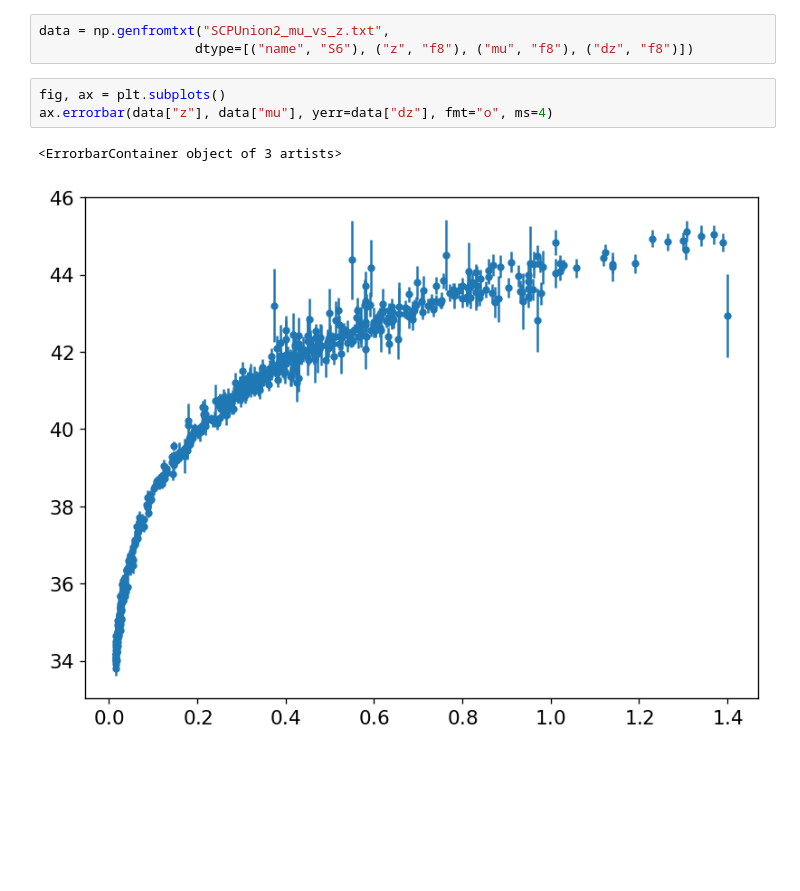
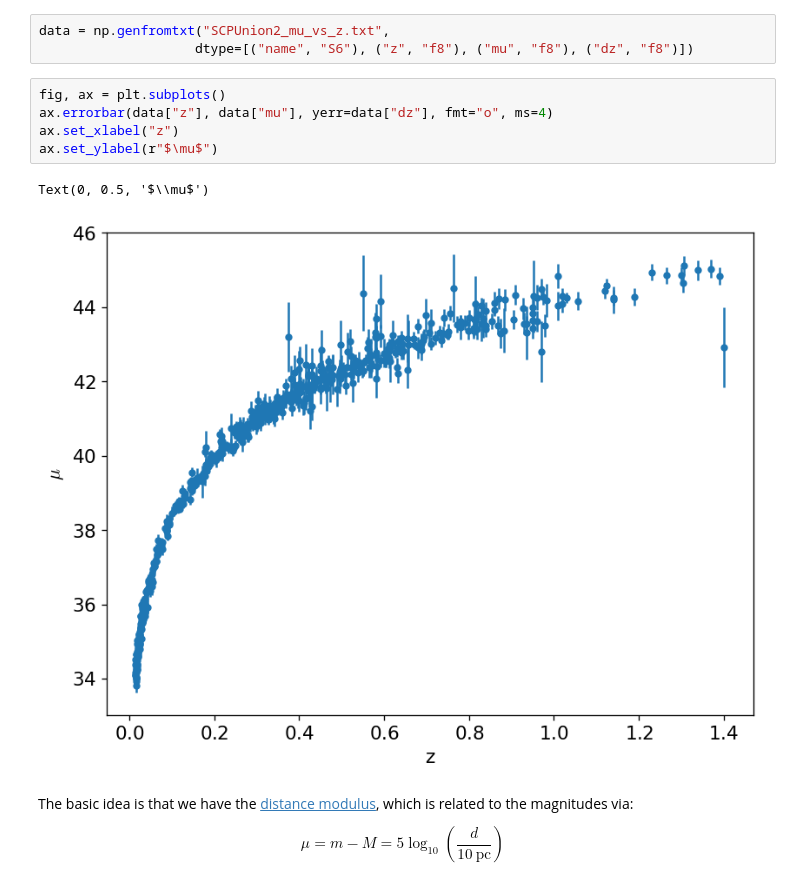
Before and after one commit to zingale/computational_astrophysics, a Jupyter notebook: content/fitting/application-snia-h0.ipynb, the cells around one changed output. Saved outputs shown, nothing was run; the diff lists cells and outputs as text; blank space fills up the shorter version.

```diff
--- a/content/fitting/application-snia-h0.ipynb
+++ b/content/fitting/application-snia-h0.ipynb
@@ -7,6 +9,12 @@ data = np.genfromtxt("SCPUnion2_mu_vs_z.txt",
 # %%
 fig, ax = plt.subplots()
 ax.errorbar(data["z"], data["mu"], yerr=data["dz"], fmt="o", ms=4)
+ax.set_xlabel("z")
+ax.set_ylabel(r"$\mu$")
 # %% [output]
-<ErrorbarContainer object of 3 artists>
+Text(0, 0.5, '$\\mu$')
-[figure, old version]
+[figure, new version]
+# %% [markdown]
+The basic idea is that we have the [distance modulus](https://en.wikipedia.org/wiki/Distance_modulus), which is related to the magnitudes via:
+
+$$\mu = m - M = 5 \log_{10} \left (\frac{d}{10~\mbox{pc}}\right )$$
```
Also changed, not shown: parts of 1 cell of this notebook.
